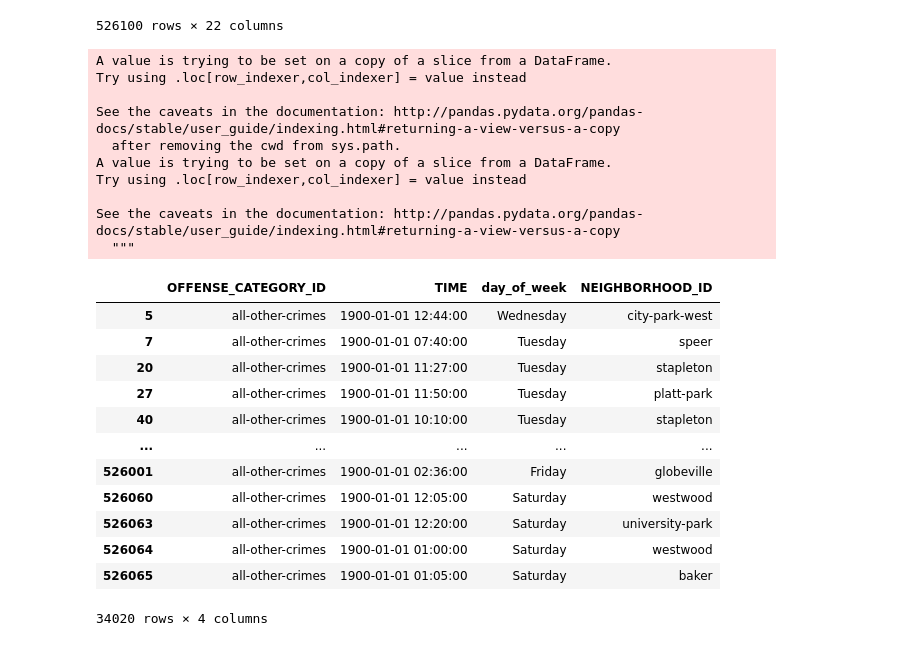
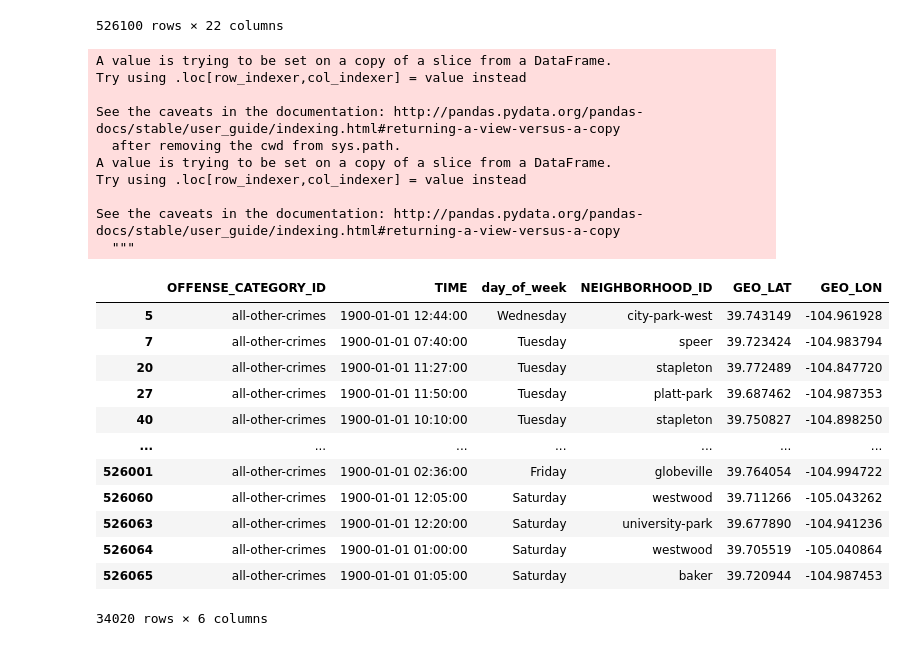
Before and after one commit to bittybueno/data-mining-project, a Jupyter notebook: Other Crimes.ipynb, the cells around one changed output. Cells and saved outputs as stored; diff of their text form; code cells hidden in the pictures.

Commit message:
added crimes for bayes & made csvs for plotting

```diff
--- a/Other Crimes.ipynb
+++ b/Other Crimes.ipynb
@@ -34,35 +34,35 @@ df
 | 526099 | 2019688475 | 2019688475220300 | 2203 | 0 | burglary-business-by-force | burglary | ... |
 526100 rows × 22 columns
 # %%
-df_other = df[['OFFENSE_CATEGORY_ID', 'TIME', 'day_of_week','NEIGHBORHOOD_ID']]
+df_other = df[['OFFENSE_CATEGORY_ID', 'TIME', 'day_of_week','NEIGHBORHOOD_ID','GEO_LAT','GEO_LON']]
 df_other = df_other.loc[df_other.OFFENSE_CATEGORY_ID == 'all-other-crimes']
 df_other_am =  df_other.loc[df_other.TIME.str[-2:] == "AM" ]
 df_other_am['TIME'] = [x[:-3] for x in df_other_am['TIME']]
 df_other_am['TIME'] =  pd.to_datetime(df_other_am['TIME'], format='%H:%M:%S')
 # df_other_am['TIME'] = [d.time() for d in df_other_am['TIME']]
 df_other_am
 # %% [output]
 A value is trying to be set on a copy of a slice from a DataFrame.
 Try using .loc[row_indexer,col_indexer] = value instead
 
 See the caveats in the documentation: http://pandas.pydata.org/pandas-docs/stable/user_guide/indexing.html#returning-a-view-versus-a-copy
   after removing the cwd from sys.path.
 A value is trying to be set on a copy of a slice from a DataFrame.
 Try using .loc[row_indexer,col_indexer] = value instead
 
 See the caveats in the documentation: http://pandas.pydata.org/pandas-docs/stable/user_guide/indexing.html#returning-a-view-versus-a-copy
   """
-|  | OFFENSE_CATEGORY_ID | TIME | day_of_week | NEIGHBORHOOD_ID |
-| 5 | all-other-crimes | 1900-01-01 12:44:00 | Wednesday | city-park-west |
-| 7 | all-other-crimes | 1900-01-01 07:40:00 | Tuesday | speer |
-| 20 | all-other-crimes | 1900-01-01 11:27:00 | Tuesday | stapleton |
-| 27 | all-other-crimes | 1900-01-01 11:50:00 | Tuesday | platt-park |
-| 40 | all-other-crimes | 1900-01-01 10:10:00 | Tuesday | stapleton |
-| ... | ... | ... | ... | ... |
-| 526001 | all-other-crimes | 1900-01-01 02:36:00 | Friday | globeville |
-| 526060 | all-other-crimes | 1900-01-01 12:05:00 | Saturday | westwood |
-| 526063 | all-other-crimes | 1900-01-01 12:20:00 | Saturday | university-park |
-| 526064 | all-other-crimes | 1900-01-01 01:00:00 | Saturday | westwood |
-| 526065 | all-other-crimes | 1900-01-01 01:05:00 | Saturday | baker |
+|  | OFFENSE_CATEGORY_ID | TIME | day_of_week | NEIGHBORHOOD_ID | GEO_LAT | GEO_LON |
+| 5 | all-other-crimes | 1900-01-01 12:44:00 | Wednesday | city-park-west | 39.743149 | -104.961928 |
+| 7 | all-other-crimes | 1900-01-01 07:40:00 | Tuesday | speer | 39.723424 | -104.983794 |
+| 20 | all-other-crimes | 1900-01-01 11:27:00 | Tuesday | stapleton | 39.772489 | -104.847720 |
+| 27 | all-other-crimes | 1900-01-01 11:50:00 | Tuesday | platt-park | 39.687462 | -104.987353 |
+| 40 | all-other-crimes | 1900-01-01 10:10:00 | Tuesday | stapleton | 39.750827 | -104.898250 |
+| ... | ... | ... | ... | ... | ... | ... |
+| 526001 | all-other-crimes | 1900-01-01 02:36:00 | Friday | globeville | 39.764054 | -104.994722 |
+| 526060 | all-other-crimes | 1900-01-01 12:05:00 | Saturday | westwood | 39.711266 | -105.043262 |
+| 526063 | all-other-crimes | 1900-01-01 12:20:00 | Saturday | university-park | 39.677890 | -104.941236 |
+| 526064 | all-other-crimes | 1900-01-01 01:00:00 | Saturday | westwood | 39.705519 | -105.040864 |
+| 526065 | all-other-crimes | 1900-01-01 01:05:00 | Saturday | baker | 39.720944 | -104.987453 |
-34020 rows × 4 columns
+34020 rows × 6 columns
 # %%
```
Also changed, not shown: parts of 3 cells of this notebook, 20 other files.
